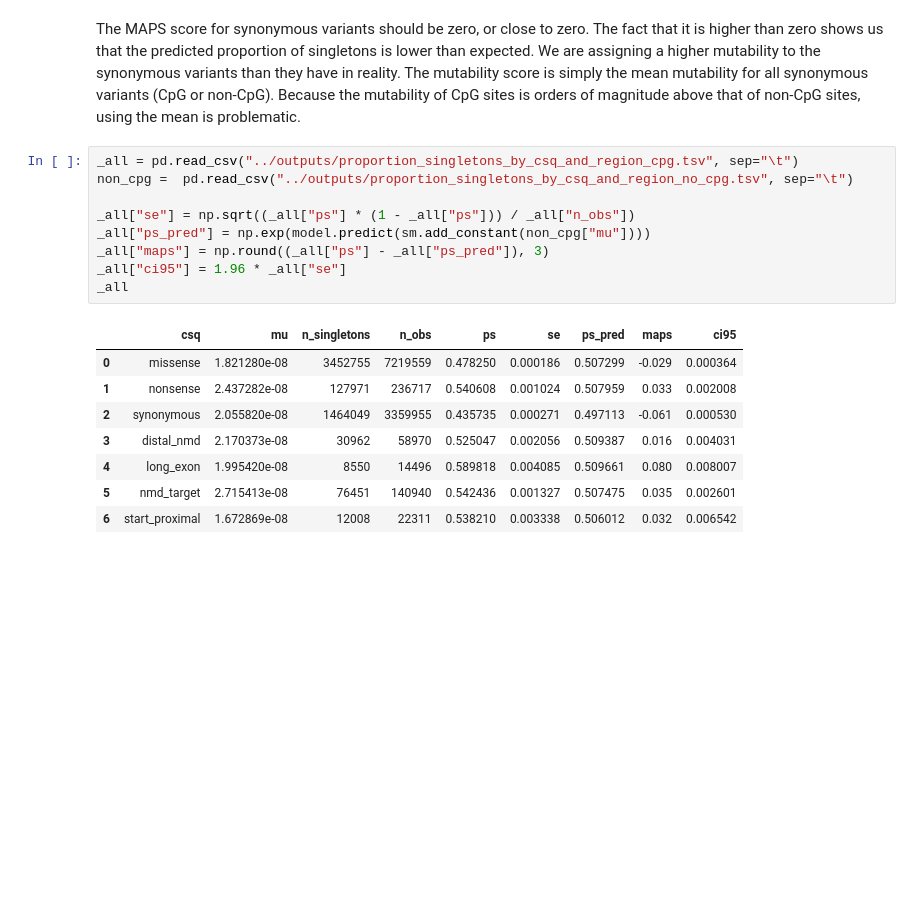
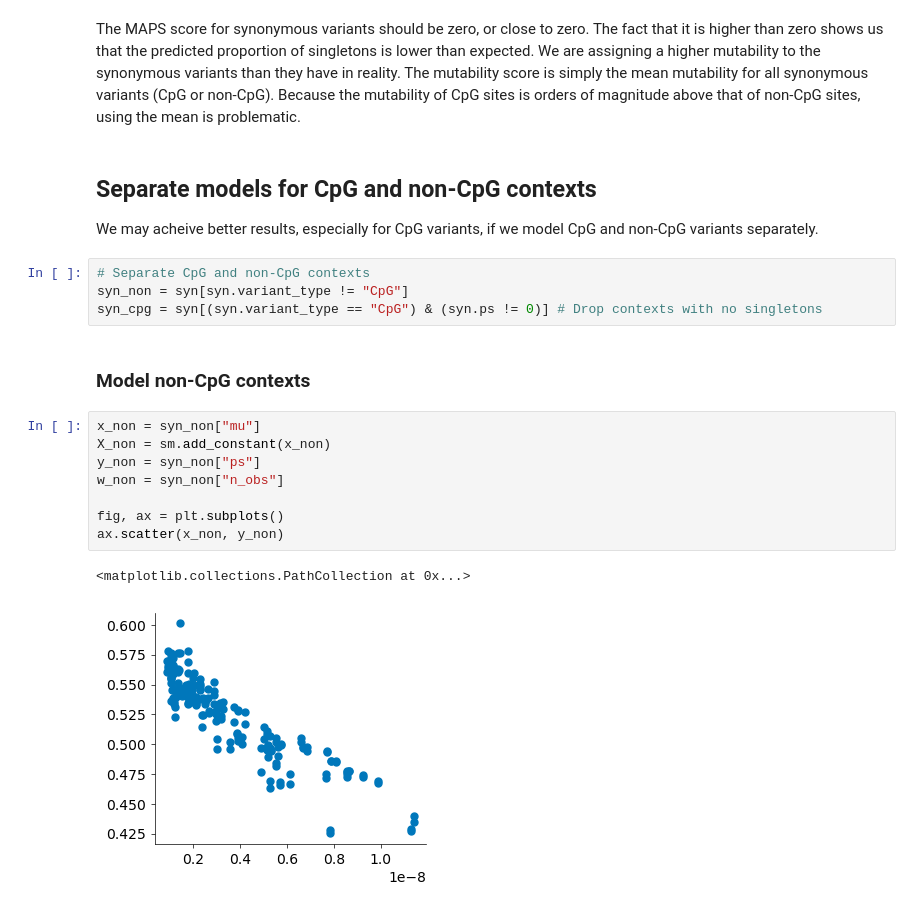
Before and after one commit to alexblakes/regional_nonsense_constraint, a Jupyter notebook: scripts_statistics/maps_calculation.ipynb, the cells around one changed output. Drawn from its saved outputs; the diff is of its cells as text; blank space fills up the shorter version.

```diff
--- a/scripts_statistics/maps_calculation.ipynb
+++ b/scripts_statistics/maps_calculation.ipynb
@@ -209,20 +216,22 @@ df
 # %% [markdown]
 The MAPS score for synonymous variants should be zero, or close to zero. The fact that it is higher than zero shows us that the predicted proportion of singletons is lower than expected. We are assigning a higher mutability to the synonymous variants than they have in reality. The mutability score is simply the mean mutability for all synonymous variants (CpG or non-CpG). Because the mutability of CpG sites is orders of magnitude above that of non-CpG sites, using the mean is problematic.
-# %%
-_all = pd.read_csv("../outputs/proportion_singletons_by_csq_and_region_cpg.tsv", sep="\t")
-non_cpg =  pd.read_csv("../outputs/proportion_singletons_by_csq_and_region_no_cpg.tsv", sep="\t")
-
-_all["se"] = np.sqrt((_all["ps"] * (1 - _all["ps"])) / _all["n_obs"])
-_all["ps_pred"] = np.exp(model.predict(sm.add_constant(non_cpg["mu"])))
-_all["maps"] = np.round((_all["ps"] - _all["ps_pred"]), 3)
-_all["ci95"] = 1.96 * _all["se"]
-_all
-# %% [output]
-|  | csq | mu | n_singletons | n_obs | ps | se | ps_pred | maps | ci95 |
-| 0 | missense | 1.821280e-08 | 3452755 | 7219559 | 0.478250 | 0.000186 | 0.507299 | -0.029 | 0.000364 |
-| 1 | nonsense | 2.437282e-08 | 127971 | 236717 | 0.540608 | 0.001024 | 0.507959 | 0.033 | 0.002008 |
-| 2 | synonymous | 2.055820e-08 | 1464049 | 3359955 | 0.435735 | 0.000271 | 0.497113 | -0.061 | 0.000530 |
-| 3 | distal_nmd | 2.170373e-08 | 30962 | 58970 | 0.525047 | 0.002056 | 0.509387 | 0.016 | 0.004031 |
-| 4 | long_exon | 1.995420e-08 | 8550 | 14496 | 0.589818 | 0.004085 | 0.509661 | 0.080 | 0.008007 |
-| 5 | nmd_target | 2.715413e-08 | 76451 | 140940 | 0.542436 | 0.001327 | 0.507475 | 0.035 | 0.002601 |
-| 6 | start_proximal | 1.672869e-08 | 12008 | 22311 | 0.538210 | 0.003338 | 0.506012 | 0.032 | 0.006542 |
+# %% [markdown]
+## Separate models for CpG and non-CpG contexts
+We may acheive better results, especially for CpG variants, if we model CpG and non-CpG variants separately.
+# %%
+# Separate CpG and non-CpG contexts
+syn_non = syn[syn.variant_type != "CpG"]
+syn_cpg = syn[(syn.variant_type == "CpG") & (syn.ps != 0)] # Drop contexts with no singletons
+# %% [markdown]
+### Model non-CpG contexts
+# %%
+x_non = syn_non["mu"]
+X_non = sm.add_constant(x_non)
+y_non = syn_non["ps"]
+w_non = syn_non["n_obs"]
+
+fig, ax = plt.subplots()
+ax.scatter(x_non, y_non)
+# %% [output]
+<matplotlib.collections.PathCollection at 0x...>
+[figure, added]
```
Also changed, not shown: parts of 14 cells of this notebook.
